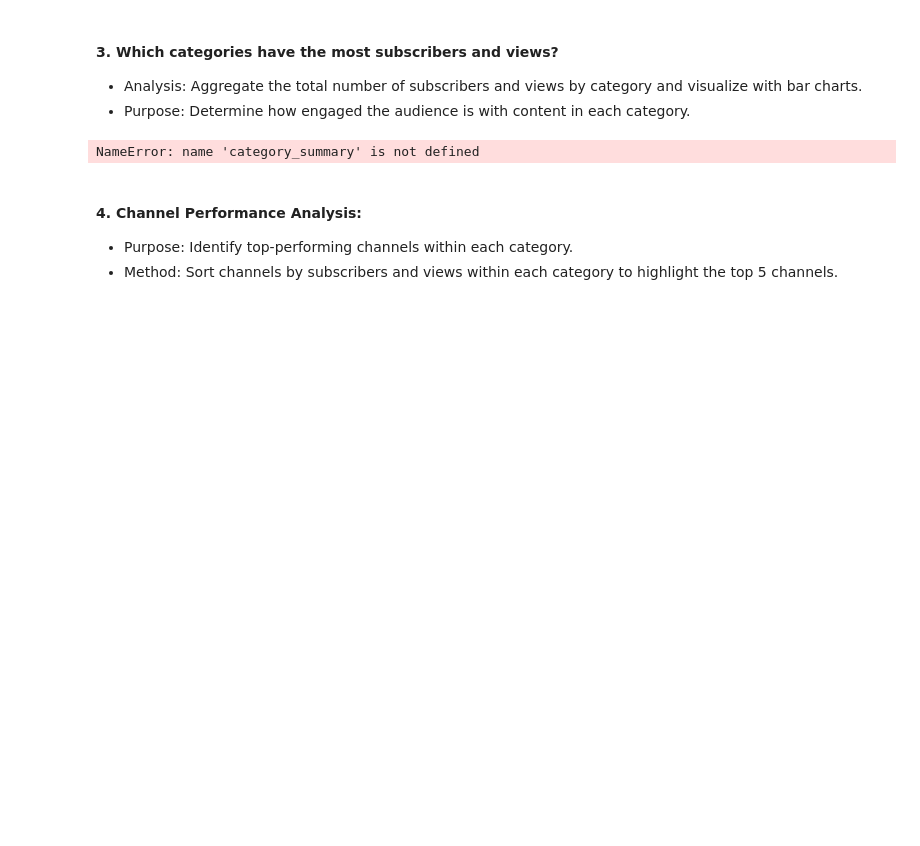
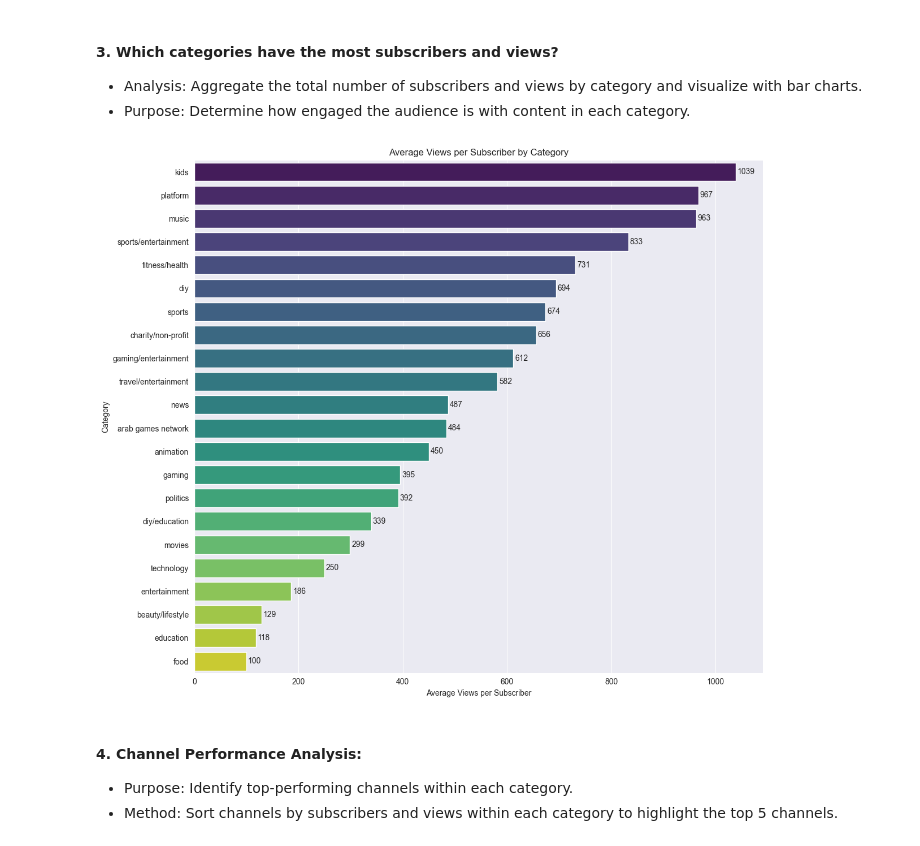
Before and after one commit to datpro12345/data-analysis-python-projects, a Jupyter notebook: YoutubeChannelPerformance/simple.ipynb, the cells around one changed output. Cells and saved outputs as stored; diff of their text form; code cells hidden in the pictures; blank space fills up the shorter version.

```diff
--- a/simple.ipynb
+++ b/YoutubeChannelPerformance/simple.ipynb
@@ -299,27 +299,32 @@ plt.show()
 - Purpose: Determine how engaged the audience is with content in each category.
 # %%
 #Engagement Analysis:
+
+category_summary = data_cleaned.groupby('CATEGORY').agg({
+    'SUBSCRIBERS': 'sum',
+    'VIEWS': 'sum'
+}).reset_index()
 
 category_summary['Avg_Views_Per_Subscriber'] = category_summary['VIEWS'] / category_summary['SUBSCRIBERS']
 
 # Sort the chart by Avg_Views_Per_Subscriber
 category_summary_sorted = category_summary.sort_values('Avg_Views_Per_Subscriber', ascending=False)
 
 plt.figure(figsize=(12, 10))
 ax = sns.barplot(x='Avg_Views_Per_Subscriber', y='CATEGORY',hue = 'CATEGORY', data=category_summary_sorted, palette='viridis')
 
 plt.title('Average Views per Subscriber by Category')
 plt.xlabel('Average Views per Subscriber')
 plt.ylabel('Category')
 
 # Add the labels
 for i, v in enumerate(category_summary_sorted['Avg_Views_Per_Subscriber']):
     ax.text(v + 3, i, f'{v:.0f}', va='center')
 
 plt.tight_layout()
 plt.show()
 # %% [output]
-NameError: name 'category_summary' is not defined
+[figure, added]
 # %% [markdown]
 #### 4. Channel Performance Analysis:
 - Purpose: Identify top-performing channels within each category.
```
Also changed, not shown: 3 other files.
